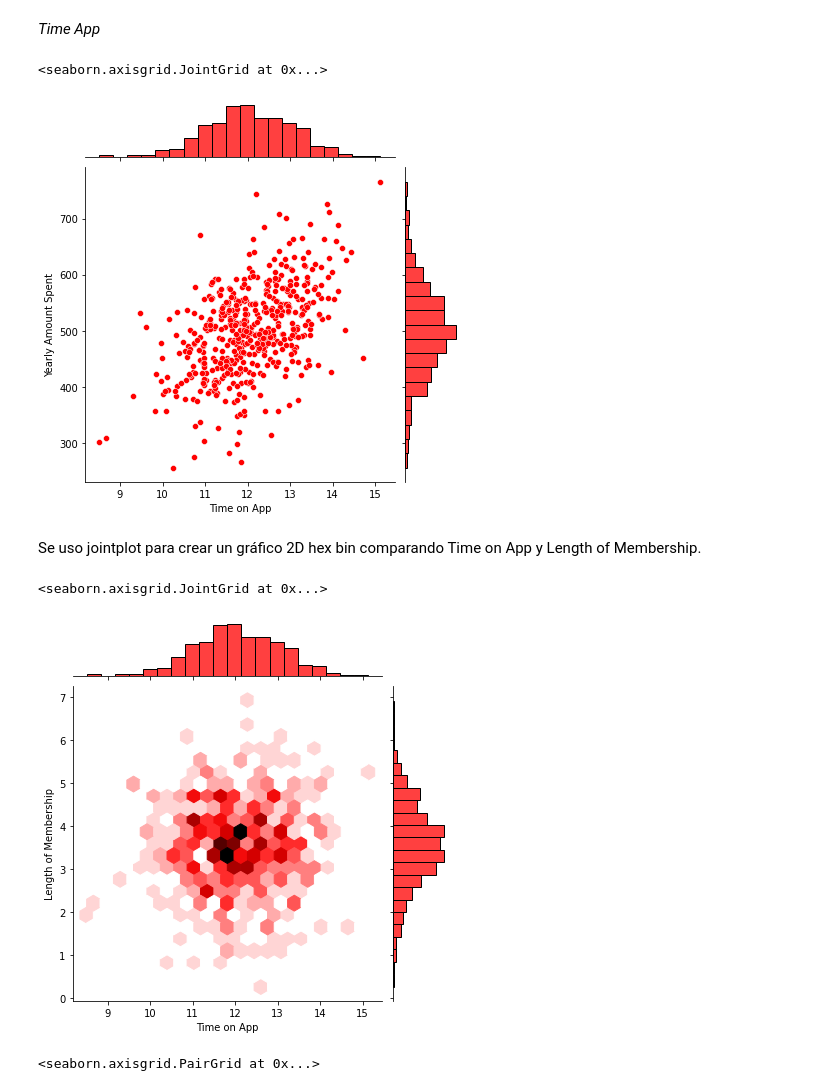
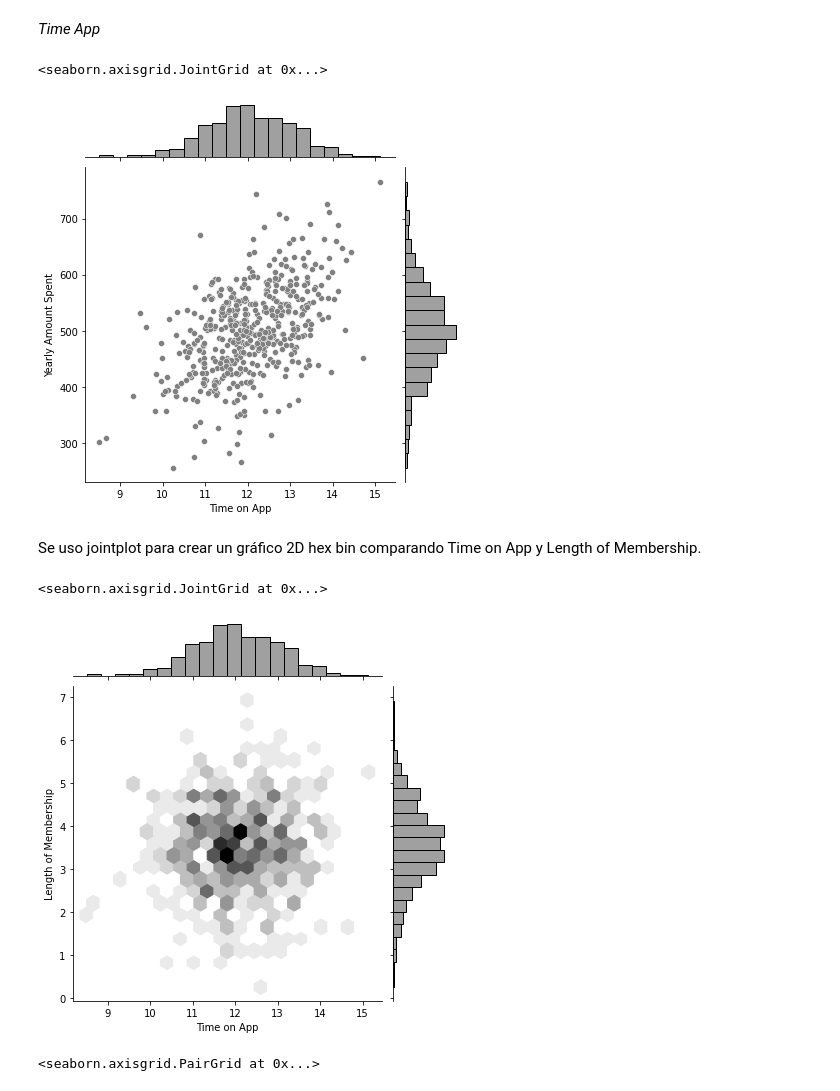
Before and after one commit to Dianamarlen12/Extraccion-de-conocimientos-de-bases-de-datos, a Jupyter notebook: Preparación_de_los_datos.ipynb, the cells around one changed output. Saved outputs shown, nothing was run; the diff lists cells and outputs as text; code cells hidden in the pictures.

```diff
--- a/Preparación_de_los_datos.ipynb
+++ b/Preparación_de_los_datos.ipynb
@@ -92,17 +89,17 @@ sns.jointplot(x="Time on Website", y="Yearly Amount Spent", data=clientes, color
 # %% [markdown]
 *Time App*
 # %%
-sns.jointplot(x="Time on App", y="Yearly Amount Spent", data=clientes, color='red')
+sns.jointplot(x="Time on App", y="Yearly Amount Spent", data=clientes, color='gray')
 # %% [output]
 <seaborn.axisgrid.JointGrid at 0x...>
-[figure, old version]
+[figure, new version]
 # %% [markdown]
 Se uso jointplot para crear un gráfico 2D hex bin comparando Time on App y Length of Membership.
 # %%
-sns.jointplot(x="Time on App", y="Length of Membership", data=clientes, kind="hex", color="red")
+sns.jointplot(x="Time on App", y="Length of Membership", data=clientes, kind="hex", color="gray")
 # %% [output]
 <seaborn.axisgrid.JointGrid at 0x...>
-[figure, old version]
+[figure, new version]
 # %%
 sns.pairplot(clientes)
 # %% [output]
```
Also changed, not shown: parts of 21 cells of this notebook.
